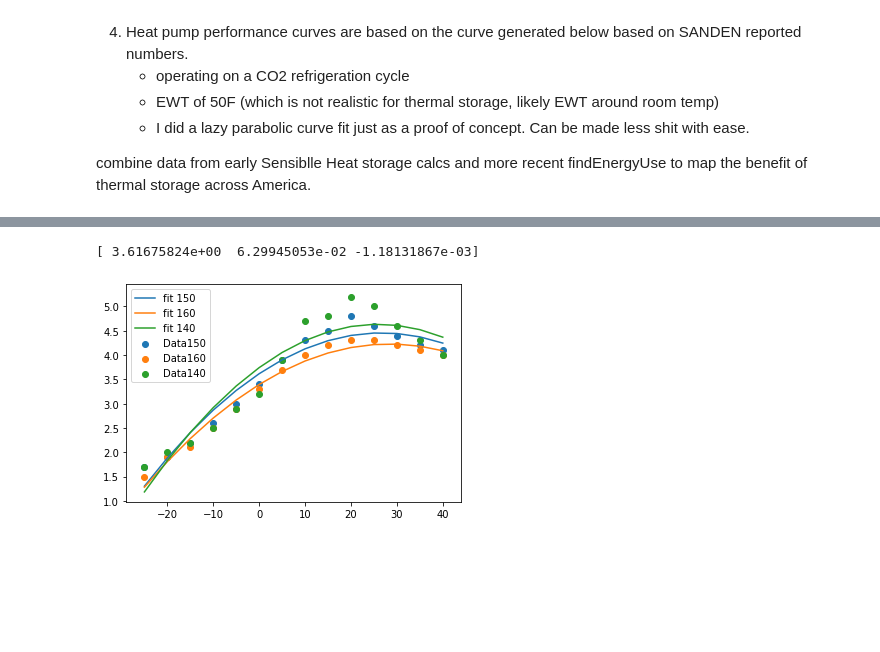
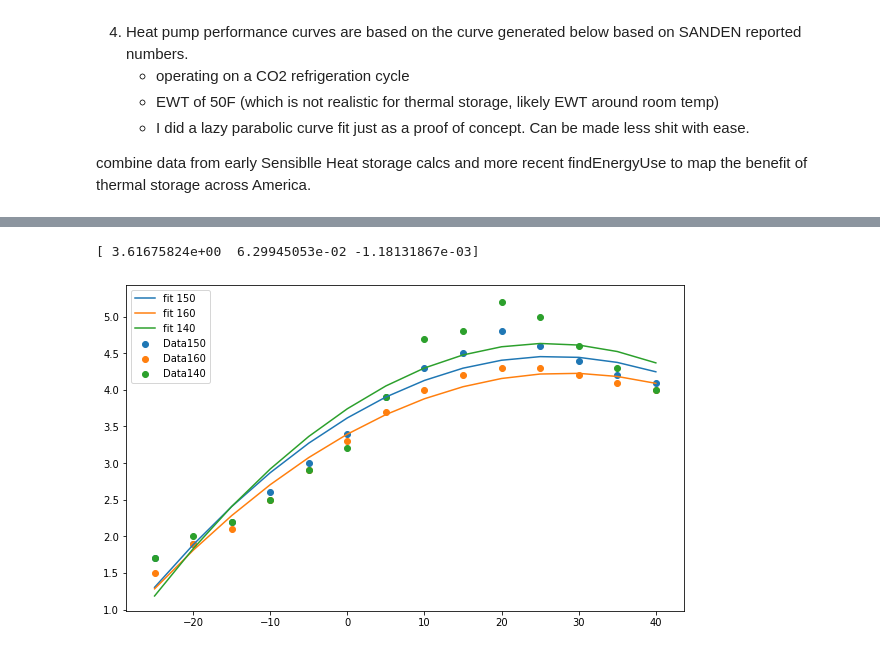
Before and after one commit to hansvonclemm/hansvonclemm.github.io, a Jupyter notebook: OL_data_for_watts_personal/Untitled.ipynb, the cells around one changed output, grey strips where cells are left out. Saved outputs shown, nothing was run; the diff lists cells and outputs as text; code cells hidden in the pictures; blank space fills up the shorter version.

Commit message:
cleaned graphs

```diff
--- a/OL_data_for_watts_personal/Untitled.ipynb
+++ b/OL_data_for_watts_personal/Untitled.ipynb
@@ -190,35 +190,36 @@ fig.show()
 def func(x, a, b, c):
     return (a + (b*np.array(x)) + (c*(np.array(x)**2)))
     # form y = a + bx + cx^2
 
 xdata = df['ambient_C'].tolist()
 ydata = df['150F'].tolist()
 ydata2 = df['160F'].tolist()
 ydata3 = df['140F'].tolist()
 
 params, params_covariance = optimize.curve_fit(func, xdata, ydata, p0=[100,20, 10])
 params2, params_covariance2 = optimize.curve_fit(func, xdata, ydata2, p0=[100,20, 10])
 params3, params_covariance3 = optimize.curve_fit(func, xdata, ydata3, p0=[100,20,10])
 
 print(params)
 
-plt.figure(figsize=(6,4))
+plt.figure(figsize=(10,6))
 
 plt.scatter(xdata, ydata, label ='Data150')
 plt.scatter(xdata, ydata2, label ='Data160')
 plt.scatter(xdata, ydata3, label ='Data140')
 plt.plot(xdata, func(xdata, params[0], params[1], params[2]), label = 'fit 150')
 plt.plot(xdata, func(xdata, params2[0], params2[1], params2[2]), label = 'fit 160')
 plt.plot(xdata, func(xdata, params3[0], params3[1], params3[2]), label = 'fit 140')
 
+plt.xlabel
 plt.legend(loc='best')
 
 plt.show()
 
 # close enough.
 # %% [output]
 [ 3.61675824e+00  6.29945053e-02 -1.18131867e-03]
-[figure, old version]
+[figure, new version]
 # %% [markdown]
 ### What we need:
 We need to generate a realistic equation for calculating COP based on EWT and LWT, given some GPM and T-s diagram for the refrigerant used.
```
